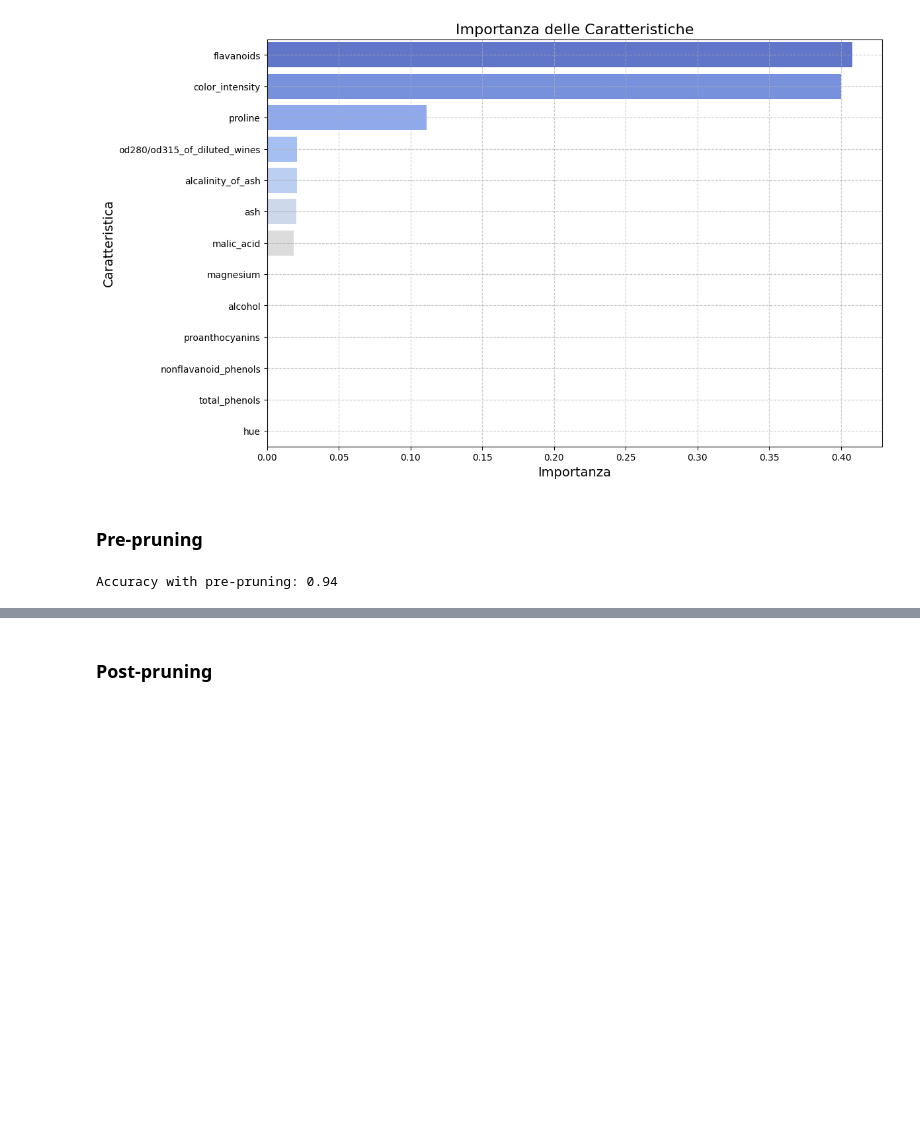
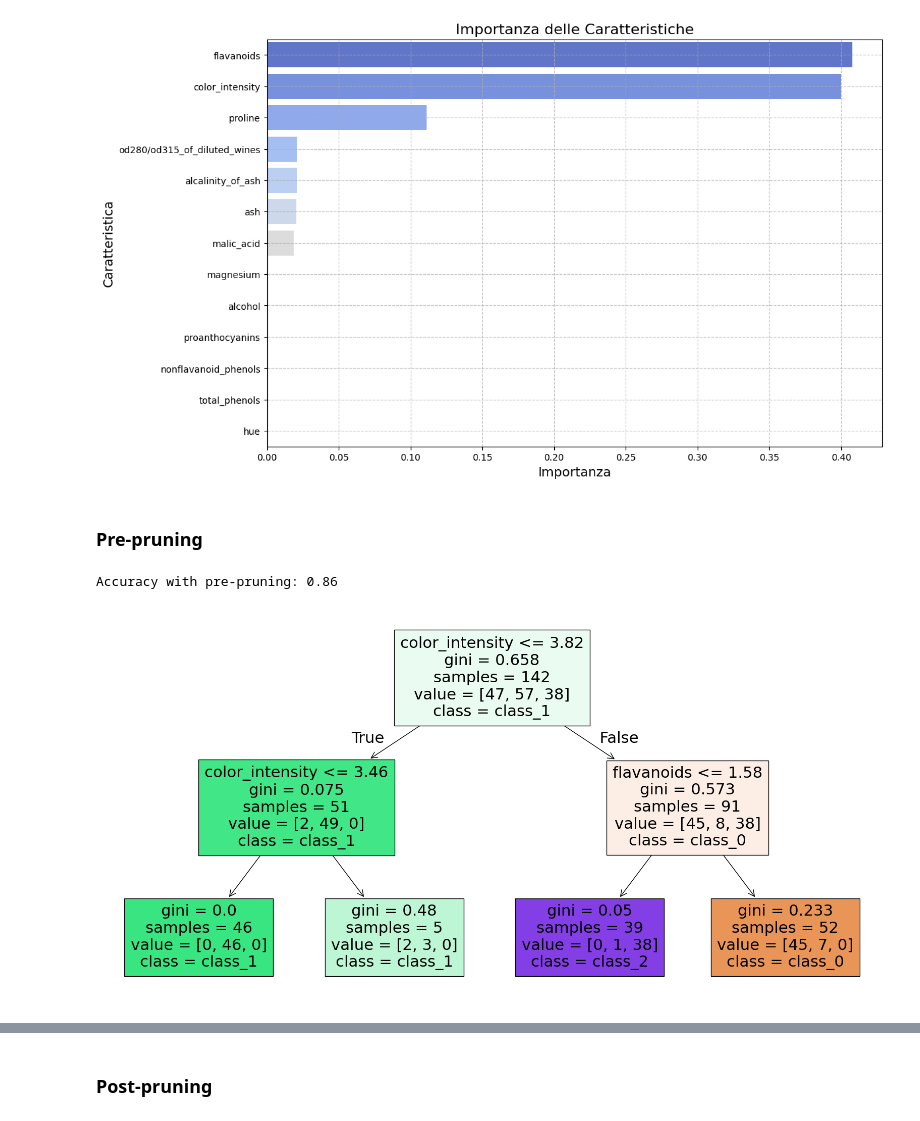
Before and after one commit to vincenzorrei/EDU-TreeBasedModels, a Jupyter notebook: decision_trees.ipynb, the cells around one changed output, grey strips where cells are left out. Saved outputs shown, nothing was run; the diff lists cells and outputs as text; code cells hidden in the pictures; blank space fills up the shorter version.

```diff
--- a/decision_trees.ipynb
+++ b/decision_trees.ipynb
@@ -60,14 +66,3 @@ plot_tree(model, feature_names=data.feature_names, class_names=data.target_names
 plt.show()
 # %% [output]
 [figure]
-# %%
-# Model creation with pre-pruning
-model_pruned = DecisionTreeClassifier(max_depth=3, random_state=42)
-
-# Model training
-model_pruned.fit(X_train, y_train)
-
-# Model evaluation
-y_pred_pruned = model_pruned.predict(X_test)
-accuracy_pruned = accuracy_score(y_test, y_pred_pruned)
-print(f'Accuracy after pruning: {accuracy_pruned:.2f}')
@@ -97,7 +90,9 @@ Passing `palette` without assigning `hue` is deprecated and will be removed in v
 # %%
 # Model with pre-pruning
 # min_samples_split: The minimum number of samples required to split an internal node
-model_pre_pruned = DecisionTreeClassifier(max_depth=3, min_samples_split=10, min_samples_leaf=5, random_state=42)
+# max_depth: The maximum depth of the tree (limits how deep the tree can grow)
+# min_samples_leaf: The minimum number of samples required to be at a leaf node
+model_pre_pruned = DecisionTreeClassifier(max_depth=2, min_samples_split=10, min_samples_leaf=5, random_state=42)
 model_pre_pruned.fit(X_train, y_train)
 
 # Model evaluation
@@ -105,4 +100,10 @@ y_pred_pre_pruned = model_pre_pruned.predict(X_test)
 accuracy_pre_pruned = accuracy_score(y_test, y_pred_pre_pruned)
 print(f'Accuracy with pre-pruning: {accuracy_pre_pruned:.2f}')
 # %% [output]
-Accuracy with pre-pruning: 0.94
+Accuracy with pre-pruning: 0.86
+# %%
+plt.figure(figsize=(20,10))
+plot_tree(model_pre_pruned, feature_names=data.feature_names, class_names=data.target_names, filled=True)
+plt.show()
+# %% [output]
+[figure, added]
```
Also changed, not shown: parts of 17 cells of this notebook, 3 other files.
